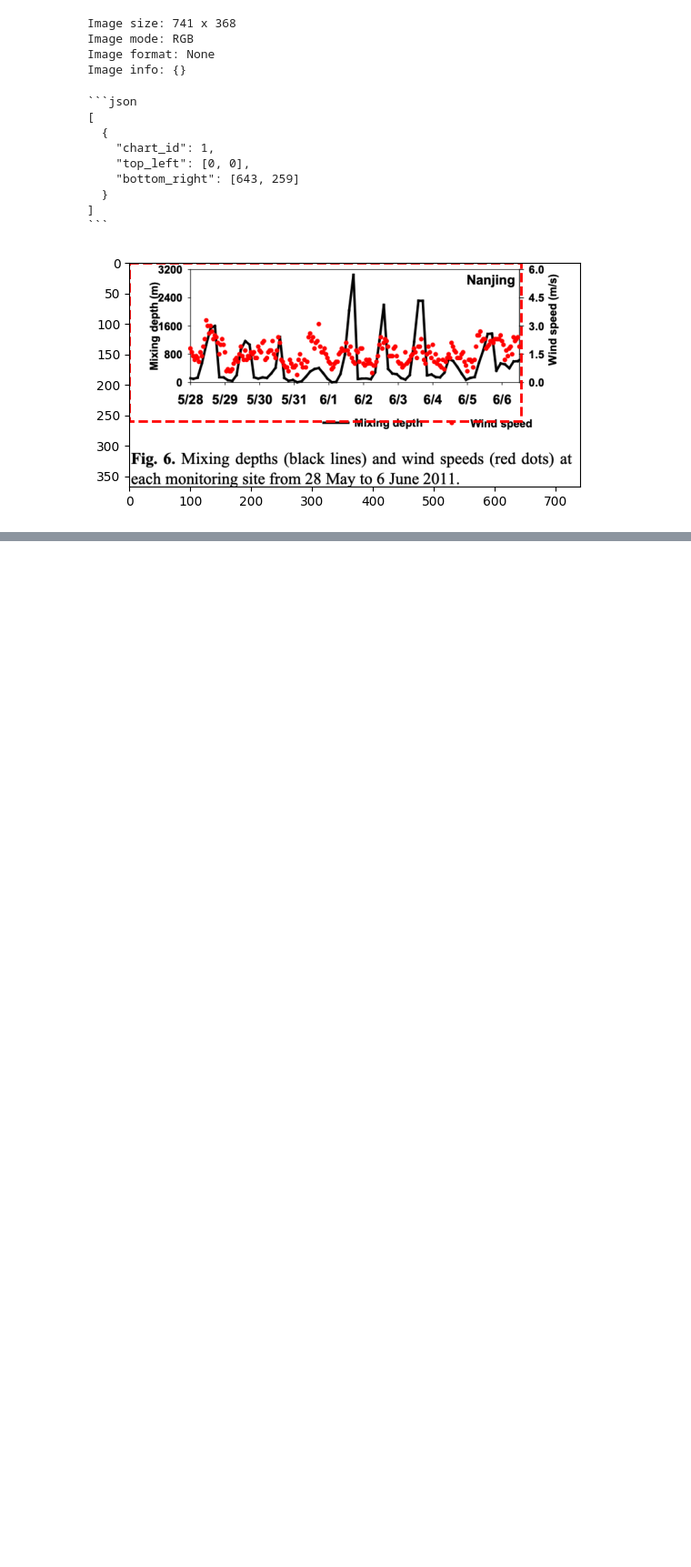
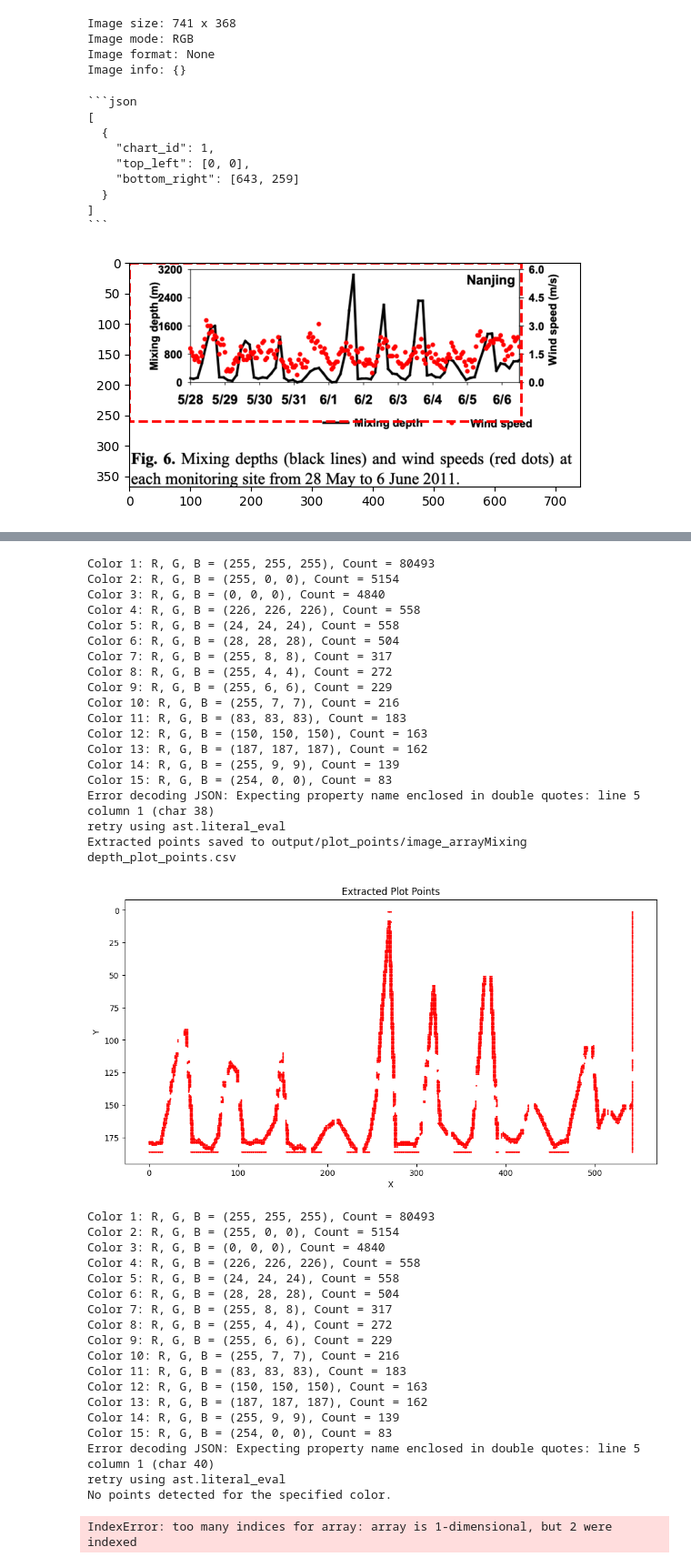
Before and after one commit to Wangmerlyn/LLM-Chart-Extraction, a Jupyter notebook: new_sep_debug.ipynb, the cells around one changed output, grey strips where cells are left out. Shown at 91% size. Cells and saved outputs as stored; diff of their text form; code cells hidden in the pictures; blank space fills up the shorter version.

```diff
--- a/new_sep_debug.ipynb
+++ b/new_sep_debug.ipynb
@@ -120,6 +123,6 @@ plt.show()
 # %% [output]
 [figure]
 # %%
-detect_axis_bounding_box(image, debug=True)
+bounding_box = detect_axis_bounding_box(image, debug=True)
 # %% [output]
 [figure]
@@ -130,0 +129,5 @@ detect_axis_bounding_box_contour(image, debug=True)
+# %%
+boxed_info = extract_info(client, image_to_data_url(image), [bounding_box], prompt_manager, MODEL_NAME)
+# %%
+boxed_info = model_output_to_json(boxed_info)
+pprint(boxed_info)
@@ -130,0 +165,65 @@ detect_axis_bounding_box_contour(image, debug=True)
+# %%
+import pandas as pd
+cropped_image = crop_image(image, bounding_box[0], bounding_box[1])
+for plot in boxed_info[0]["plots"]:
+        color_name = plot["color"]
+        plot_name = plot["name"]
+        plot_label = plot["y_axis_label"]
+        color = get_color(client, cropped_image, plot["color"], model_name=MODEL_NAME)
+        return_array = extract_and_save_plot_points(
+            mask_alphabetic_text(cropped_image),
+            target_color=(color["B"], color["G"], color["R"]),
+            output_dir="output/plot_points",
+            output_suffix=f"{plot_name}_plot_points",
+            link_distance=10,
+            legend_filter_length=100,
+            debug=True
+        )
+        transposed_unit_array = (bounding_box[1][1]-bounding_box[0][1]-return_array[:,1])/ (bounding_box[1][1] - bounding_box[0][1]) * (plot['y_axis_max']-plot['y_axis_min']) + plot['y_axis_min']
+        # concatenate the two arrays
+        return_array = np.concatenate(
+            (return_array, transposed_unit_array.reshape(-1, 1)),
+            axis=1,
+        )
+        pd.DataFrame(return_array, columns=["x", "pixel space",plot_label.replace(" ", "_")]).to_csv(
+            f"output/plot_points/{plot_name.replace(' ', '_')}_plot_points.csv", index=False
+        )
+# %% [output]
+Color 1: R, G, B = (255, 255, 255), Count = 80493
+Color 2: R, G, B = (255, 0, 0), Count = 5154
+Color 3: R, G, B = (0, 0, 0), Count = 4840
+Color 4: R, G, B = (226, 226, 226), Count = 558
+Color 5: R, G, B = (24, 24, 24), Count = 558
+Color 6: R, G, B = (28, 28, 28), Count = 504
+Color 7: R, G, B = (255, 8, 8), Count = 317
+Color 8: R, G, B = (255, 4, 4), Count = 272
+Color 9: R, G, B = (255, 6, 6), Count = 229
+Color 10: R, G, B = (255, 7, 7), Count = 216
+Color 11: R, G, B = (83, 83, 83), Count = 183
+Color 12: R, G, B = (150, 150, 150), Count = 163
+Color 13: R, G, B = (187, 187, 187), Count = 162
+Color 14: R, G, B = (255, 9, 9), Count = 139
+Color 15: R, G, B = (254, 0, 0), Count = 83
+Error decoding JSON: Expecting property name enclosed in double quotes: line 5 column 1 (char 38)
+retry using ast.literal_eval
+Extracted points saved to output/plot_points/image_arrayMixing depth_plot_points.csv
+[figure, added]
+Color 1: R, G, B = (255, 255, 255), Count = 80493
+Color 2: R, G, B = (255, 0, 0), Count = 5154
+Color 3: R, G, B = (0, 0, 0), Count = 4840
+Color 4: R, G, B = (226, 226, 226), Count = 558
+Color 5: R, G, B = (24, 24, 24), Count = 558
+Color 6: R, G, B = (28, 28, 28), Count = 504
+Color 7: R, G, B = (255, 8, 8), Count = 317
+Color 8: R, G, B = (255, 4, 4), Count = 272
+Color 9: R, G, B = (255, 6, 6), Count = 229
+Color 10: R, G, B = (255, 7, 7), Count = 216
+Color 11: R, G, B = (83, 83, 83), Count = 183
+Color 12: R, G, B = (150, 150, 150), Count = 163
+Color 13: R, G, B = (187, 187, 187), Count = 162
+Color 14: R, G, B = (255, 9, 9), Count = 139
+Color 15: R, G, B = (254, 0, 0), Count = 83
+Error decoding JSON: Expecting property name enclosed in double quotes: line 5 column 1 (char 40)
+retry using ast.literal_eval
+No points detected for the specified color.
+IndexError: too many indices for array: array is 1-dimensional, but 2 were indexed
```
Also changed, not shown: parts of 9 cells of this notebook, 17 other files.
